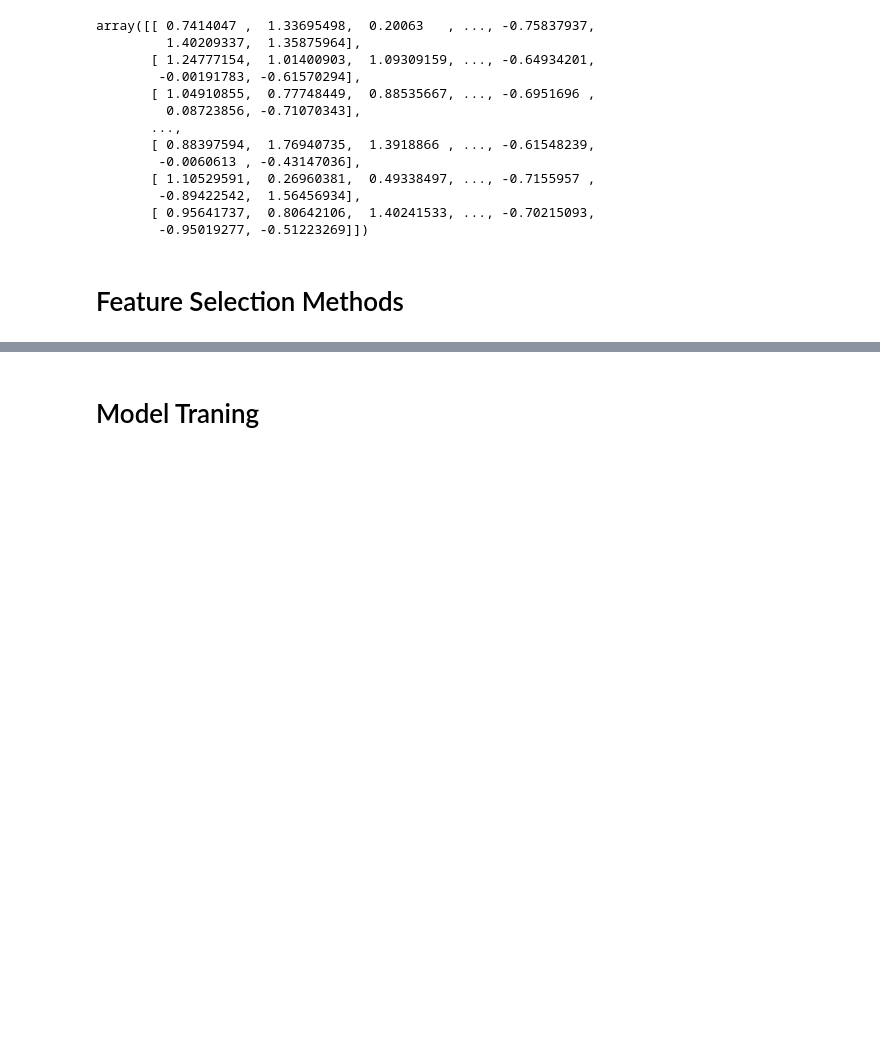
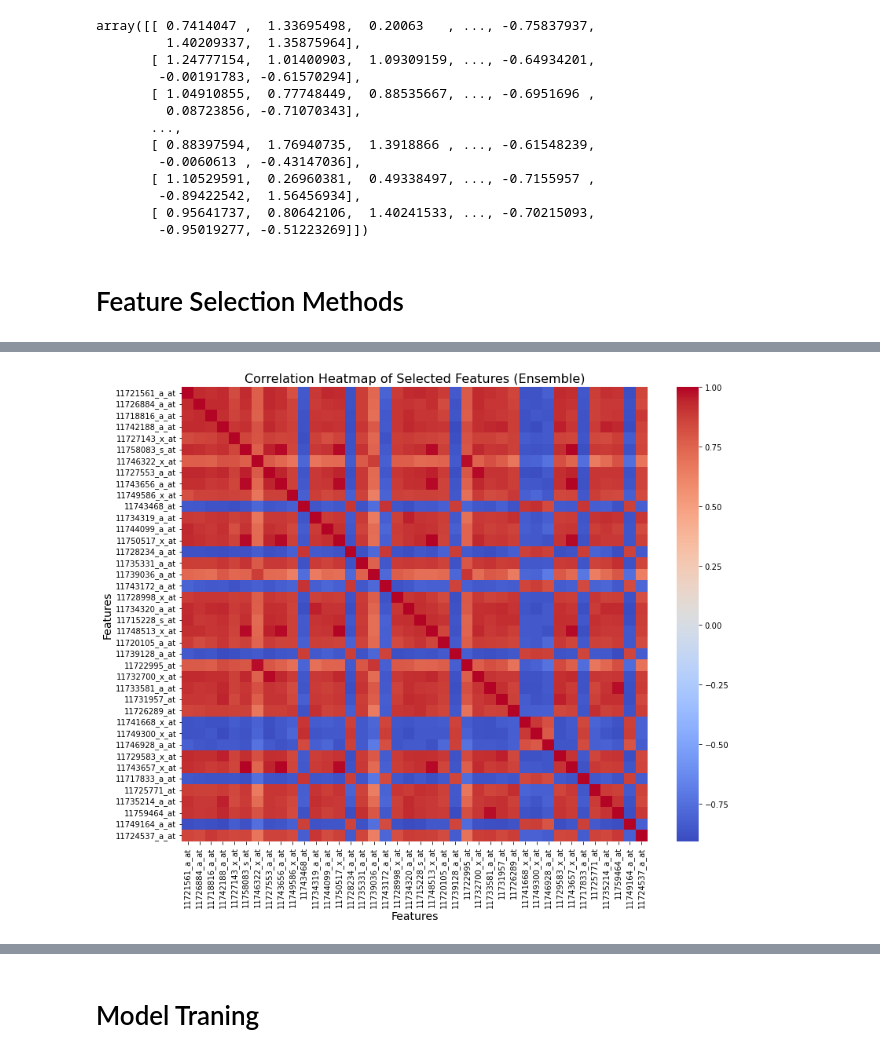
Before and after one commit to pritambera2000/BU_Bioinformatics, a Jupyter notebook: Notebooks/Cancer/Colorectal/colorectal_deg_feature_selection_lfc.ipynb, the cells around one changed output, grey strips where cells are left out. Drawn from its saved outputs; the diff is of its cells as text; code cells hidden in the pictures; blank space fills up the shorter version.

```diff
--- a/Notebooks/Cancer/Colorectal/colorectal_deg_feature_selection_lfc.ipynb
+++ b/Notebooks/Cancer/Colorectal/colorectal_deg_feature_selection_lfc.ipynb
@@ -160,7 +181,7 @@ array([[ 0.7414047 ,  1.33695498,  0.20063   , ..., -0.75837937,
 # Feature Selection Methods
 # %%
 # Feature selection using different methods
-n_features_to_select = 50  # Number of top features to select
+n_features_to_select = 200  # Number of top features to select
 
 # SelectKBest with ANOVA F-value
 selector_f_classif = SelectKBest(f_classif, k=n_features_to_select)
@@ -174,7 +195,7 @@ feature_importances_etc = etc.feature_importances_
 selected_features_etc = X_train.columns[feature_importances_etc.argsort()[::-1][:n_features_to_select]]
 
 # Combine the selected features from different methods
-selected_features_ensemble = list(set(selected_features_f_classif) | set(selected_features_etc))
+selected_features_ensemble = list(set(selected_features_f_classif) & set(selected_features_etc))
 
 # Print the selected features from the ensemble approach
 print("Selected Features (Ensemble):", selected_features_ensemble)
@@ -191,0 +244,28 @@ len(selected_features_ensemble)
+# %%
+import seaborn as sns
+import matplotlib.pyplot as plt
+
+# Create a DataFrame with the selected features
+selected_features_df = X_train[selected_features_ensemble]
+
+# Compute the correlation matrix
+corr_matrix = selected_features_df.corr()
+
+# Create a figure and axis
+fig, ax = plt.subplots(figsize=(12, 10))
+
+# Plot the heatmap
+sns.heatmap(corr_matrix, annot=False, cmap='coolwarm', ax=ax)
+
+# Rotate the x-axis labels for better readability
+plt.xticks(rotation=90)
+
+# Add labels and title
+ax.set_title('Correlation Heatmap of Selected Features (Ensemble)', fontsize=16)
+ax.set_xlabel('Features', fontsize=14)
+ax.set_ylabel('Features', fontsize=14)
+
+plt.tight_layout()
+plt.show()
+# %% [output]
+[figure, added]
```
Also changed, not shown: parts of 26 cells of this notebook.
